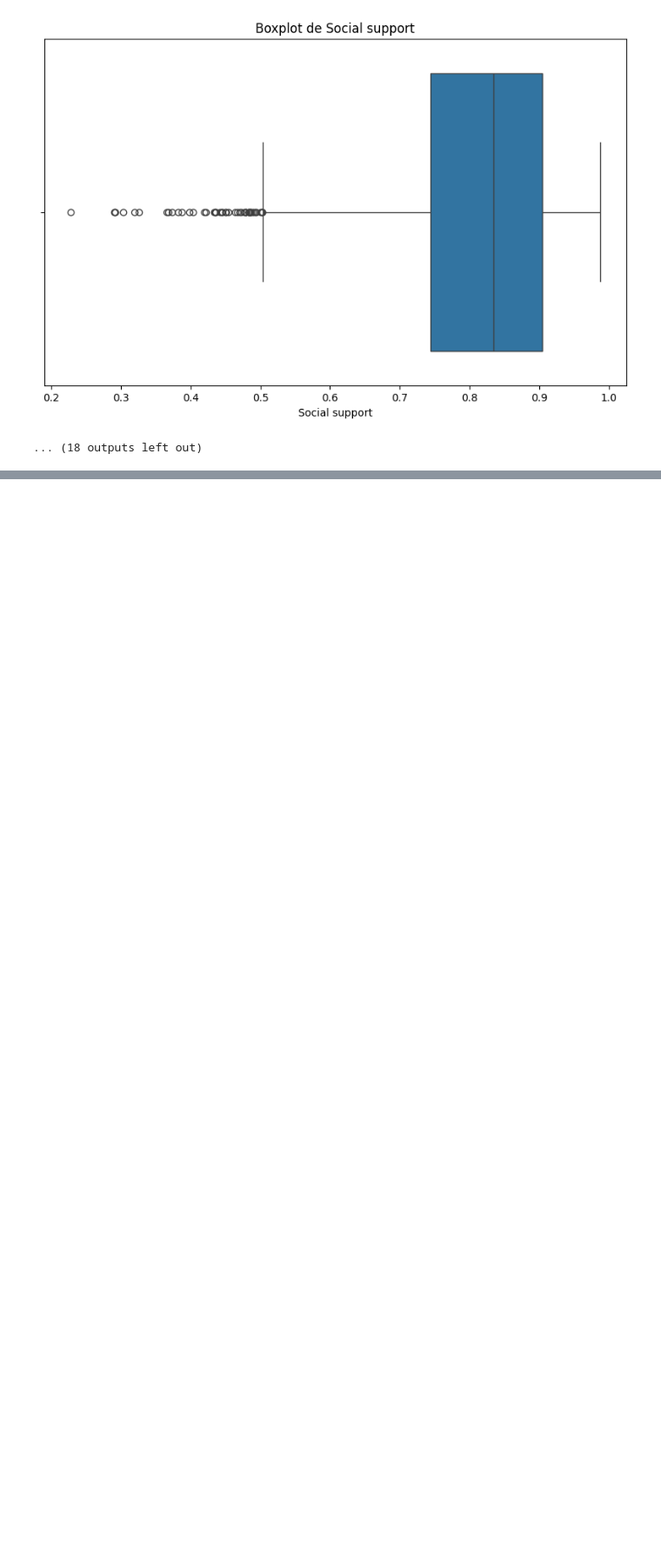
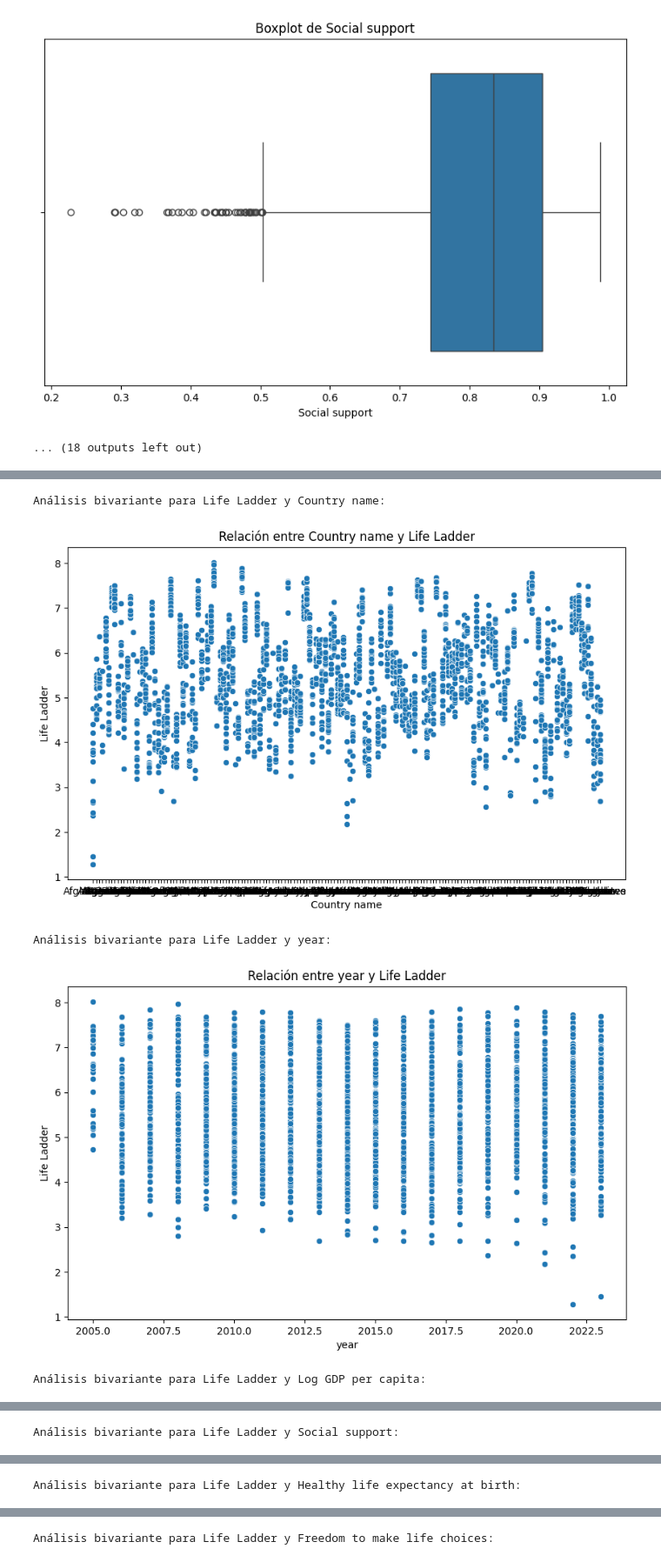
Before and after one commit to will9pv22/ONLINE_DS_THEBRIDGE_EJERCICIOS_GUILLEMP, a Jupyter notebook: EDA/EDA_felicidad_v1.ipynb, the cells around one changed output, grey strips where cells are left out. Shown at 87% size. Drawn from its saved outputs; the diff is of its cells as text; code cells hidden in the pictures; blank space fills up the shorter version.

```diff
--- a/EDA/EDA_felicidad_v1.ipynb
+++ b/EDA/EDA_felicidad_v1.ipynb
@@ -225,0 +233,22 @@ Name: Social support, dtype: float64
+# %%
+def analisis_bivariante(df, target, column):
+    print(f"Análisis bivariante para {objetivo} y {column}:")
+
+    plt.figure(figsize=(10, 6))
+    sns.scatterplot(data=df, x=column, y=objetivo)
+    plt.title(f'Relación entre {column} y {objetivo}')
+    plt.show()
+
+# Ponemos la variable objetivo el indice de felicidad life ladder para cruzarlo con las diferentes variables
+objetivo = 'Life Ladder'
+
+# Realizar el análisis bivariante entre la variable objetivo y cada una de las variables del dataframe
+for col in columns:
+    if col != objetivo:
+        analisis_bivariante(df_felicidad, objetivo, col)
+# %% [output]
+Análisis bivariante para Life Ladder y Country name:
+[figure, added]
+Análisis bivariante para Life Ladder y year:
+[figure, added]
+Análisis bivariante para Life Ladder y Log GDP per capita:
@@ -225,0 +256 @@ Name: Social support, dtype: float64
+Análisis bivariante para Life Ladder y Social support:
@@ -225,0 +258 @@ Name: Social support, dtype: float64
+Análisis bivariante para Life Ladder y Healthy life expectancy at birth:
@@ -225,0 +260 @@ Name: Social support, dtype: float64
+Análisis bivariante para Life Ladder y Freedom to make life choices:
```
Also changed, not shown: parts of 25 cells of this notebook, 5 other files.
